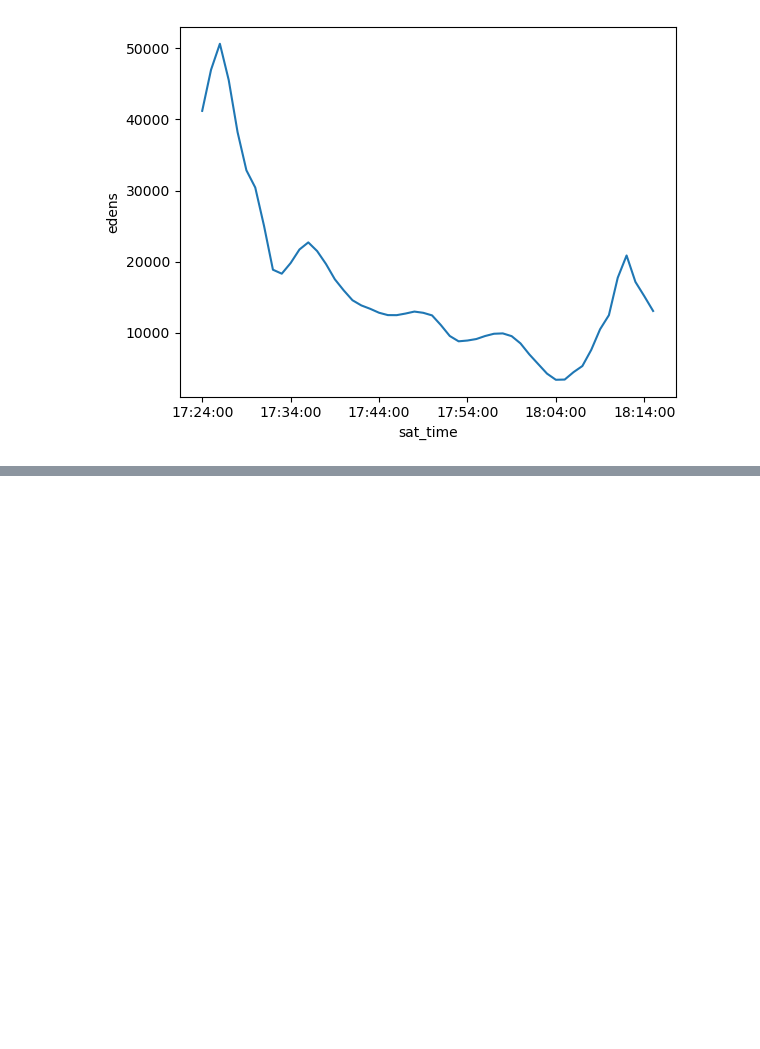
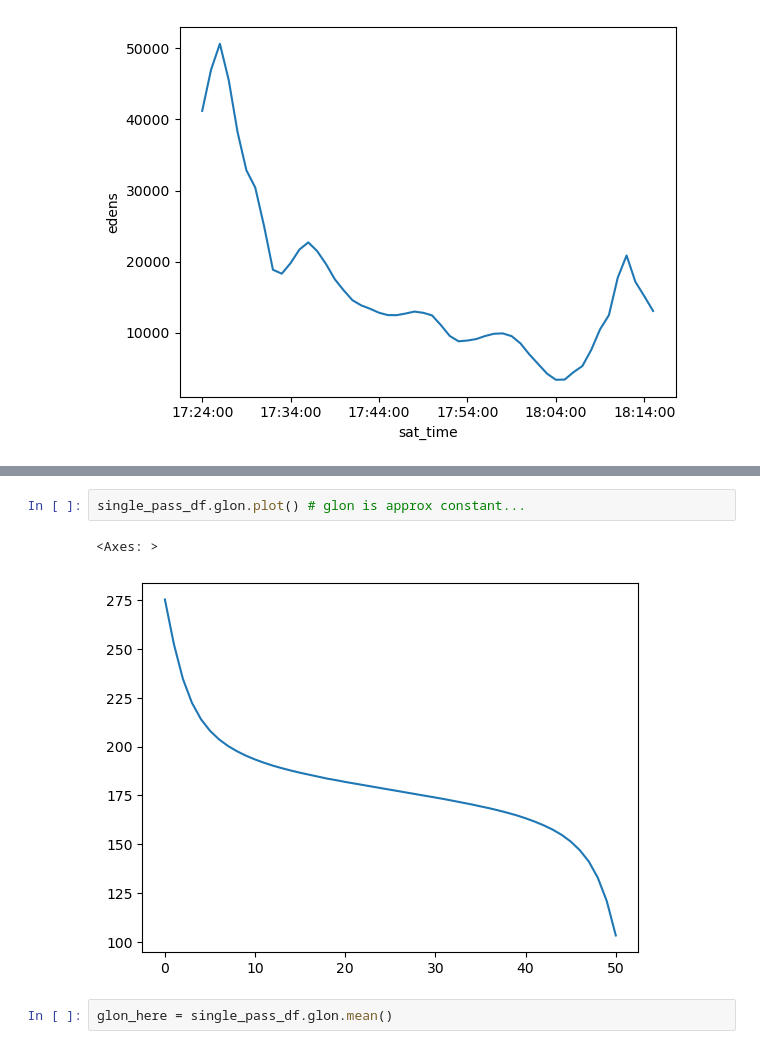
Before and after one commit to abukowski21/SAMI3-GITM-python, a Jupyter notebook: CompareSatMeasurements.ipynb, the cells around one changed output, grey strips where cells are left out. Drawn from its saved outputs; the diff is of its cells as text; blank space fills up the shorter version.

```diff
--- a/CompareSatMeasurements.ipynb
+++ b/CompareSatMeasurements.ipynb
@@ -300,0 +408,7 @@ samids.edens.integrate('alt').sel( """ AT A SATELLITE PASS """ ).plot()
+# %%
+single_pass_df.glon.plot() # glon is approx constant...
+# %% [output]
+<Axes: >
+[figure, added]
+# %%
+glon_here = single_pass_df.glon.mean()
```
Also changed, not shown: parts of 52 cells of this notebook.
